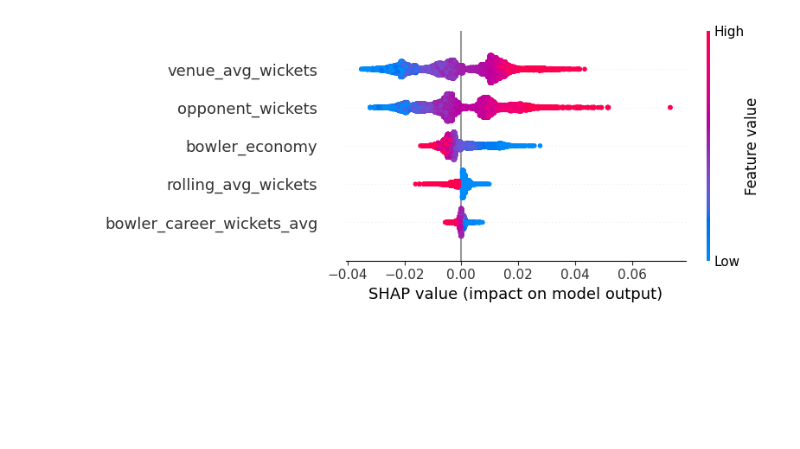
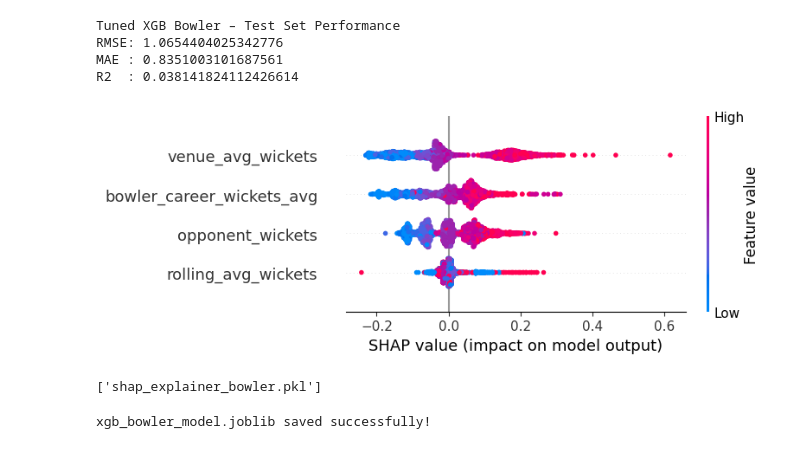
Before and after one commit to SpringBoardMentor895/AI_Cricket_Player_Performance_Prediction, a Jupyter notebook: 03_ModelTraining.ipynb, the cells around one changed output. Saved outputs shown, nothing was run; the diff lists cells and outputs as text; code cells hidden in the pictures; blank space fills up the shorter version.

```diff
--- a/03_ModelTraining.ipynb
+++ b/03_ModelTraining.ipynb
@@ -403,0 +438,35 @@ RandomForestRegressor(max_depth=5, max_features='sqrt', min_samples_split=5,
+# %%
+from xgboost import XGBRegressor
+from sklearn.model_selection import GridSearchCV
+xgb_base = XGBRegressor(
+    objective="reg:squarederror",
+    random_state=42,
+    tree_method="hist",
+    n_jobs=2
+)
+param_grid = {
+    "max_depth": [3, 4],
+    "learning_rate": [0.03, 0.05],
+    "n_estimators": [200, 300],
+    "subsample": [0.9],
+    "colsample_bytree": [0.9],
+    "reg_lambda": [1.0, 2.0]
+}
+
+xgb_grid = GridSearchCV(
+    estimator=xgb_base,
+    param_grid=param_grid,
+    cv=2,
+    scoring="neg_root_mean_squared_error",
+    verbose=1,
+    n_jobs=1
+)
+
+xgb_grid.fit(Xb_train, yb_train)
+
+print("Best Parameters:", xgb_grid.best_params_)
+print("Best RMSE:", -xgb_grid.best_score_)
+
+# ---------------- Train final tuned model ----------------
+best_xgb_bowler = xgb_grid.best_estimator_
+best_xgb_bowler.fit(Xb_train, yb_train)
@@ -404,7 +488,25 @@ RandomForestRegressor(max_depth=5, max_features='sqrt', min_samples_split=5,
+# %%
+from sklearn.metrics import mean_squared_error, mean_absolute_error, r2_score
+import numpy as np
+
+# Predict on test set
+bowler_tuned_pred = best_xgb_bowler.predict(Xb_test)
+
+rmse_b = np.sqrt(mean_squared_error(yb_test, bowler_tuned_pred))
+mae_b  = mean_absolute_error(yb_test, bowler_tuned_pred)
+r2_b   = r2_score(yb_test, bowler_tuned_pred)
+
+print("\nTuned XGB Bowler – Test Set Performance")
+print("RMSE:", rmse_b)
+print("MAE :", mae_b)
+print("R2  :", r2_b)
+# %% [output]
+Tuned XGB Bowler – Test Set Performance
+RMSE: 1.0654404025342776
+MAE : 0.8351003101687561
+R2  : 0.038141824112426614
 # %%
 # ----- BOWLER: Random Forest SHAP  -----
-rf_explainer = shap.TreeExplainer(best_rf_bowler)
-rf_shap = rf_explainer(Xb_test)
-shap.summary_plot(rf_shap, Xb_test)
+#rf_explainer = shap.TreeExplainer(best_rf_bowler)
+#rf_shap = rf_explainer(Xb_test)
+#shap.summary_plot(rf_shap, Xb_test)
-# %% [output]
-[figure, removed]
@@ -410,0 +519,16 @@ shap.summary_plot(rf_shap, Xb_test)
+# %%
+import shap
+import joblib
+
+xgb_explainer_bowler = shap.Explainer(best_xgb_bowler)
+xgb_shap = xgb_explainer_bowler(Xb_test)
+shap.summary_plot(xgb_shap, Xb_test)
+joblib.dump(xgb_explainer_bowler, "shap_explainer_bowler.pkl")
+# %% [output]
+[figure, added]
+['shap_explainer_bowler.pkl']
+# %%
+joblib.dump(best_xgb_bowler, "xgb_bowler_model.joblib")
+print("xgb_bowler_model.joblib saved successfully!")
+# %% [output]
+xgb_bowler_model.joblib saved successfully!
```
Also changed, not shown: parts of 23 cells of this notebook.
